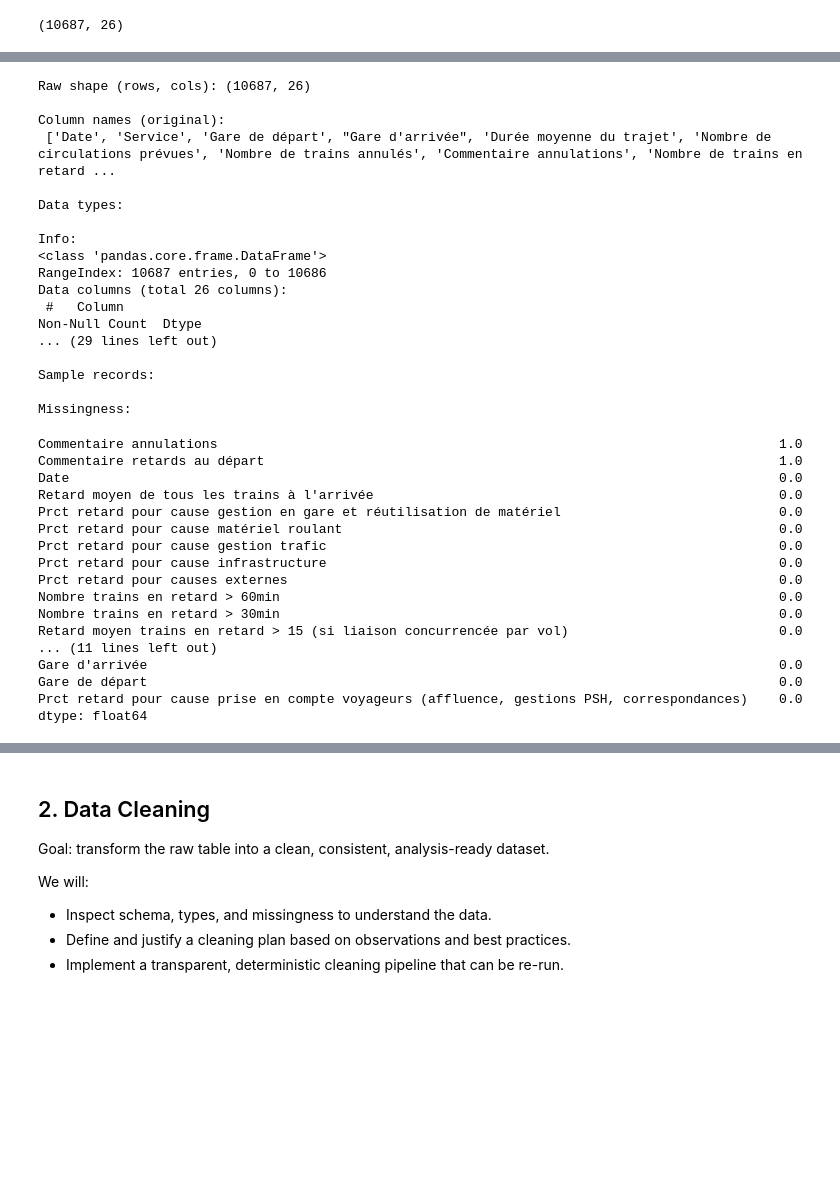
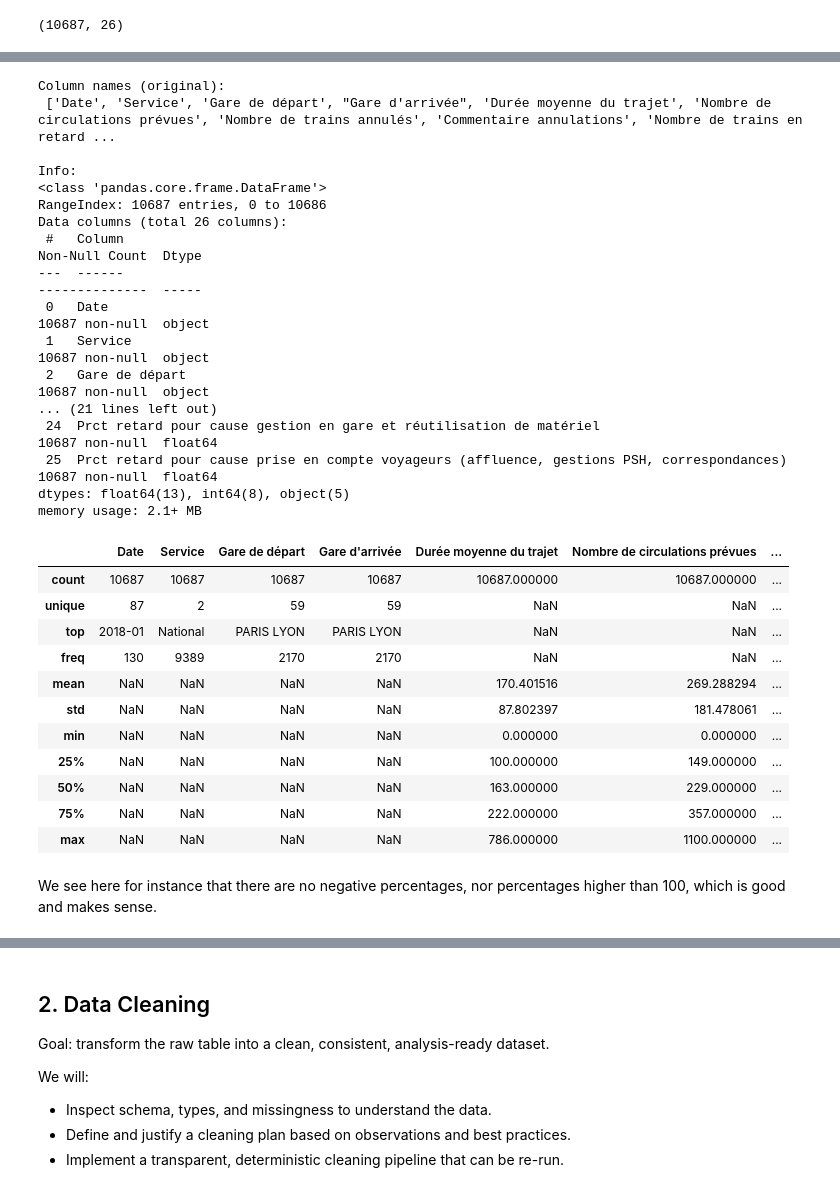
Before and after one commit to Vincksi/Data-Storage-Collection-Project, a Jupyter notebook: DataSto.ipynb, the cells around one changed output, grey strips where cells are left out. Drawn from its saved outputs; the diff is of its cells as text; code cells hidden in the pictures; blank space fills up the shorter version.

```diff
--- a/DataSto.ipynb
+++ b/DataSto.ipynb
@@ -56,55 +56,46 @@ df_raw.head(5)
 | 3 | 2018-01 | National | PARIS NORD | DUNKERQUE | 116 | 271 | ... |
 | 4 | 2018-01 | National | ANNECY | PARIS LYON | 224 | 198 | ... |
 # %%
-# 2.1 Inspect raw structure
-print("Raw shape (rows, cols):", df_raw.shape)
+# Column names
 print("\nColumn names (original):\n", list(df_raw.columns))
 
-print("\nData types:")
-df_raw.dtypes.to_frame("dtype").T
-
+# Information about data types and non-null counts
 print("\nInfo:")
 df_raw.info()
-
-print("\nSample records:")
-df_raw.head(5)
-
-# all missing values plutot, au lieu de juste top 20
-print("\nMissingness:")
-missing_fraction = df_raw.isna().mean().sort_values(ascending=False)
-missing_fraction
 # %% [output]
-Raw shape (rows, cols): (10687, 26)
-
 Column names (original):
  ['Date', 'Service', 'Gare de départ', "Gare d'arrivée", 'Durée moyenne du trajet', 'Nombre de circulations prévues', 'Nombre de trains annulés', 'Commentaire annulations', 'Nombre de trains en retard ...
-
-Data types:
 
 Info:
 <class 'pandas.core.frame.DataFrame'>
 RangeIndex: 10687 entries, 0 to 10686
 Data columns (total 26 columns):
  #   Column                                                                                       Non-Null Count  Dtype
-... (29 lines left out)
-
-Sample records:
-
-Missingness:
+---  ------                                                                                       --------------  -----
+ 0   Date                                                                                         10687 non-null  object
+ 1   Service                                                                                      10687 non-null  object
+ 2   Gare de départ                                                                               10687 non-null  object
+... (21 lines left out)
+ 24  Prct retard pour cause gestion en gare et réutilisation de matériel                          10687 non-null  float64
+ 25  Prct retard pour cause prise en compte voyageurs (affluence, gestions PSH, correspondances)  10687 non-null  float64
+dtypes: float64(13), int64(8), object(5)
+memory usage: 2.1+ MB
-Commentaire annulations                                                                        1.0
-Commentaire retards au départ                                                                  1.0
-Date                                                                                           0.0
-Retard moyen de tous les trains à l'arrivée                                                    0.0
-Prct retard pour cause gestion en gare et réutilisation de matériel                            0.0
-Prct retard pour cause matériel roulant                                                        0.0
-Prct retard pour cause gestion trafic                                                          0.0
-Prct retard pour cause infrastructure                                                          0.0
-Prct retard pour causes externes                                                               0.0
-Nombre trains en retard > 60min                                                                0.0
-Nombre trains en retard > 30min                                                                0.0
-Retard moyen trains en retard > 15 (si liaison concurrencée par vol)                           0.0
-... (11 lines left out)
-Gare d'arrivée                                                                                 0.0
-Gare de départ                                                                                 0.0
-Prct retard pour cause prise en compte voyageurs (affluence, gestions PSH, correspondances)    0.0
-dtype: float64
+# %%
+# Statistical summary
+
+df_raw.describe(include='all')
+# %% [output]
+|  | Date | Service | Gare de départ | Gare d'arrivée | Durée moyenne du trajet | Nombre de circulations prévues | ... |
+| count | 10687 | 10687 | 10687 | 10687 | 10687.000000 | 10687.000000 | ... |
+| unique | 87 | 2 | 59 | 59 | NaN | NaN | ... |
+| top | 2018-01 | National | PARIS LYON | PARIS LYON | NaN | NaN | ... |
+| freq | 130 | 9389 | 2170 | 2170 | NaN | NaN | ... |
+| mean | NaN | NaN | NaN | NaN | 170.401516 | 269.288294 | ... |
+| std | NaN | NaN | NaN | NaN | 87.802397 | 181.478061 | ... |
+| min | NaN | NaN | NaN | NaN | 0.000000 | 0.000000 | ... |
+| 25% | NaN | NaN | NaN | NaN | 100.000000 | 149.000000 | ... |
+| 50% | NaN | NaN | NaN | NaN | 163.000000 | 229.000000 | ... |
+| 75% | NaN | NaN | NaN | NaN | 222.000000 | 357.000000 | ... |
+| max | NaN | NaN | NaN | NaN | 786.000000 | 1100.000000 | ... |
+# %% [markdown]
+We see here for instance that there are no negative percentages, nor percentages higher than 100, which is good and makes sense.
```
Also changed, not shown: parts of 25 cells of this notebook.
